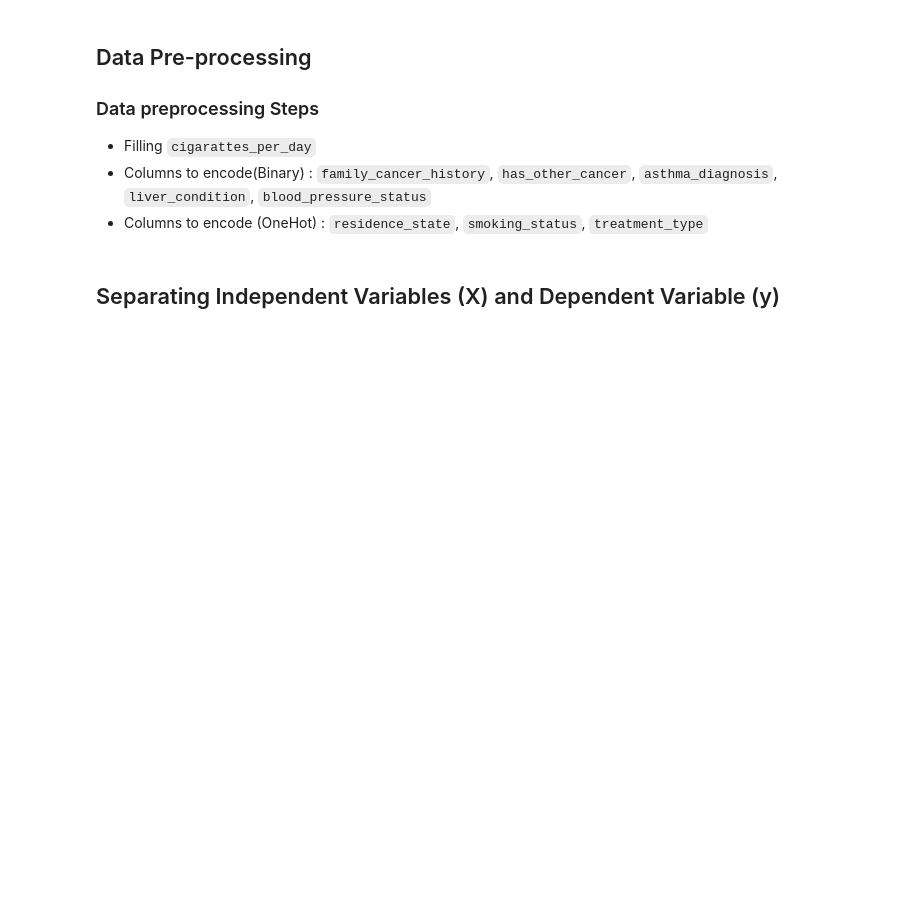
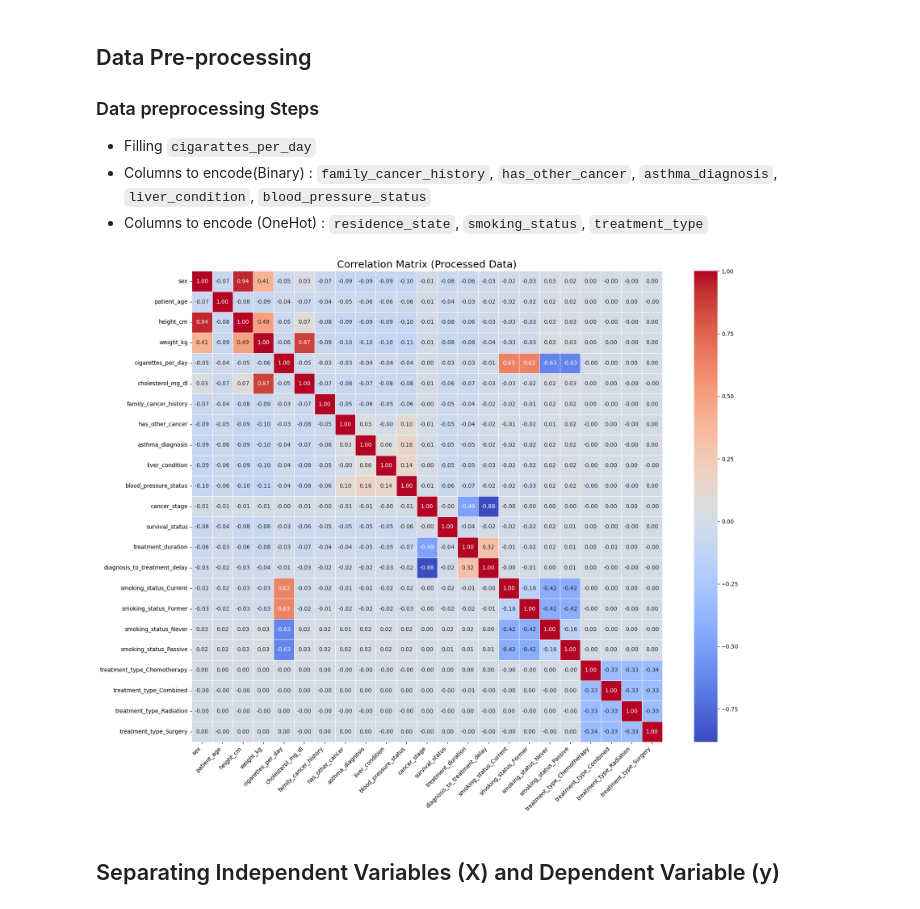
Before and after one commit to rivindu-ashinsa/Lung-Cancer-Prediction, a Jupyter notebook: metamorphs.ipynb, the cells around one changed output. Cells and saved outputs as stored; diff of their text form; code cells hidden in the pictures; blank space fills up the shorter version.

```diff
--- a/metamorphs.ipynb
+++ b/metamorphs.ipynb
@@ -166,9 +184,30 @@ data_pipeline = Pipeline([
     ('process_columns', ProcessCols()),
     ('format_dates', FormatDates()),
     ('encode_categoricals', EncodeCatCols(columns=['smoking_status', 'treatment_type'])),
-    ('drop_unwanted', DropUnwantedCols()),
-    ('scaler', StandardScaler())
+    ('drop_unwanted', DropUnwantedCols())
+    # ('scaler', StandardScaler())
 ])
+# %%
+processed_df = data_pipeline.fit_transform(df_train).corr()
+import seaborn as sns
+import matplotlib.pyplot as plt
+
+# Compute the correlation matrix
+corr_matrix = processed_df.corr()
+
+# Set figure size
+plt.figure(figsize=(18, 14))
+
+# Plot heatmap
+sns.heatmap(corr_matrix, annot=True, fmt=".2f", cmap='coolwarm', square=True, cbar=True, linewidths=0.5)
+
+plt.title("Correlation Matrix (Processed Data)", fontsize=18)
+plt.xticks(rotation=45, ha='right')
+plt.yticks(rotation=0)
+plt.tight_layout()
+plt.show()
+# %% [output]
+[figure, added]
 # %% [markdown]
 ## Separating Independent Variables (X) and Dependent Variable (y)
 # %%
```
Also changed, not shown: parts of 10 cells of this notebook, 1 other file.
